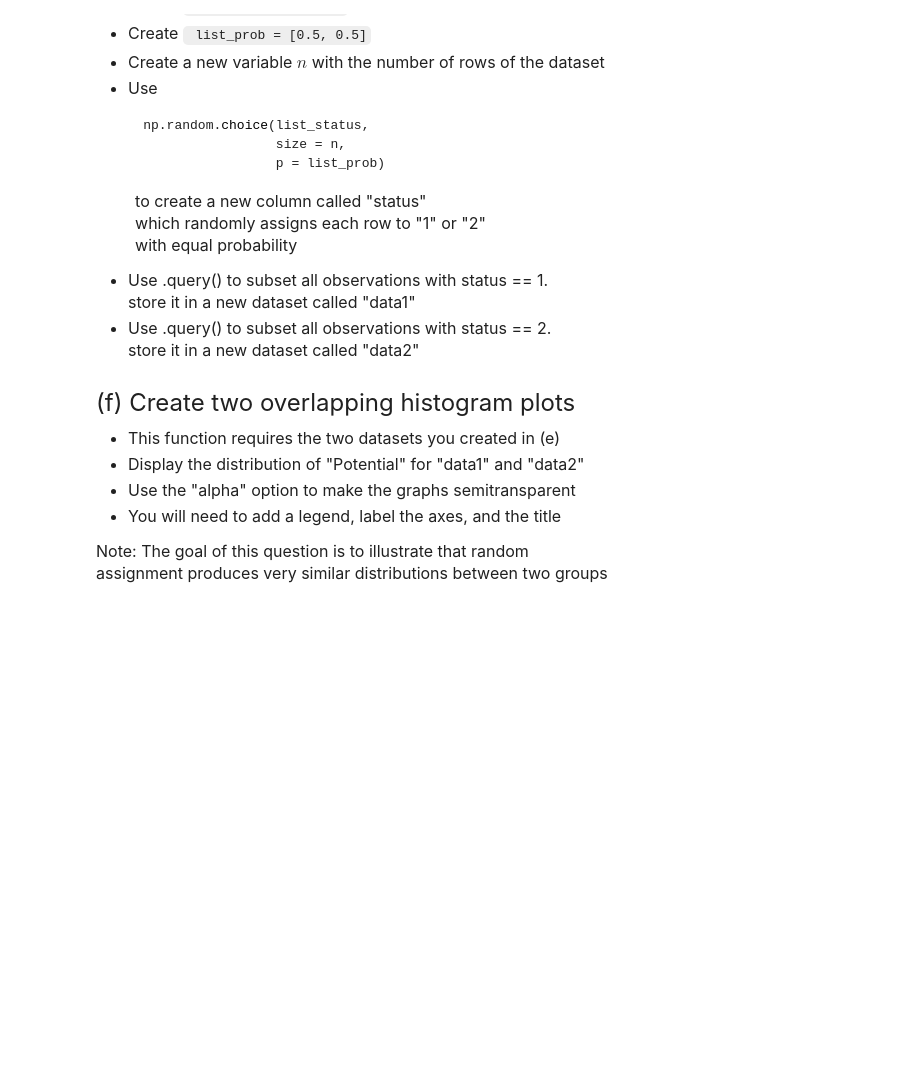
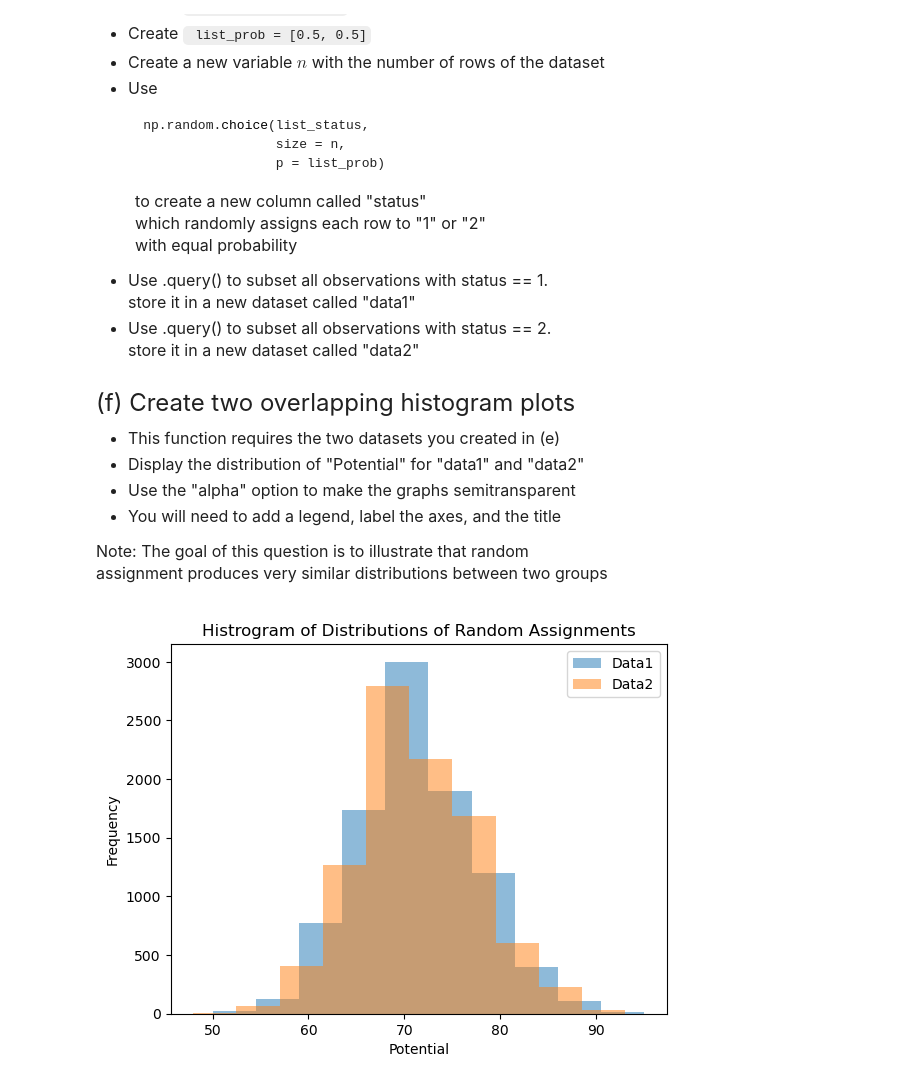
Before and after one commit to j-suave/emoryqtm151, a Jupyter notebook: Quiz 2 - Section 4/Quiz 2 - Section 4.ipynb, the cells around one changed output. Saved outputs shown, nothing was run; the diff lists cells and outputs as text; code cells hidden in the pictures; blank space fills up the shorter version.

```diff
--- a/Quiz 2 - Section 4/Quiz 2 - Section 4.ipynb
+++ b/Quiz 2 - Section 4/Quiz 2 - Section 4.ipynb
@@ -53,5 +53,4 @@ Import the dataset "data_quiz/fifa23_players_basic.csv"
 # %%
 # Write your own code
 
-quiz_wdi = pd.read_csv("data_quiz/fifa23_players_basic.csv")
-quiz_wdi
+dataset = pd.read_csv("data_quiz/fifa23_players_basic.csv")
@@ -99,8 +84,4 @@ def my_fn (year):
         status = "Joined on 2016 or after"
     return(status)
 
-
-column = data_quiz["Joined On"]
-display(column)
-
-joined_after2016 = data_quiz[column].apply(my_fn)
+dataset["joined_after2016"] = dataset["Joined On"].apply(my_fn)
@@ -227,17 +207,14 @@ store it in a new dataset called "data2"
 
 list_status = [1,2]
 list_prob = [0.5, 0.5]
+n = len(dataset)
 
-n = len(quiz_wdi)
-
-quiz_wdi["status"] = np.random.choice(list_status,
+dataset["status"] = np.random.choice(list_status,
                           size = n,
                           p = list_prob)
 
-data1 = quiz_wdi.query("status == 1")
-data1 = quiz_wdi.query("status == 2")
-
-all_data = ["data1", "data2"]
+data1 = dataset.query("status == 1")
+data2 = dataset.query("status == 2")
 # %% [markdown]
 <font size = "5">
 
@@ -252,6 +229,17 @@ all_data = ["data1", "data2"]
 
 Note: The goal of this question is to illustrate that random <br>
 assignment produces very similar distributions between two groups
+# %%
+plt.hist(x = data1["Potential"], alpha = 0.5)
+plt.hist(x = data2["Potential"], alpha = 0.5)
+
+plt.legend(labels = ["Data1", "Data2"])
+plt.title("Histrogram of Distributions of Random Assignments")
+plt.xlabel("Potential")
+plt.ylabel("Frequency")
+plt.show()
+# %% [output]
+[figure, added]
 # %%
 # Write your own code
 
```
Also changed, not shown: parts of 6 cells of this notebook, 26 other files.
